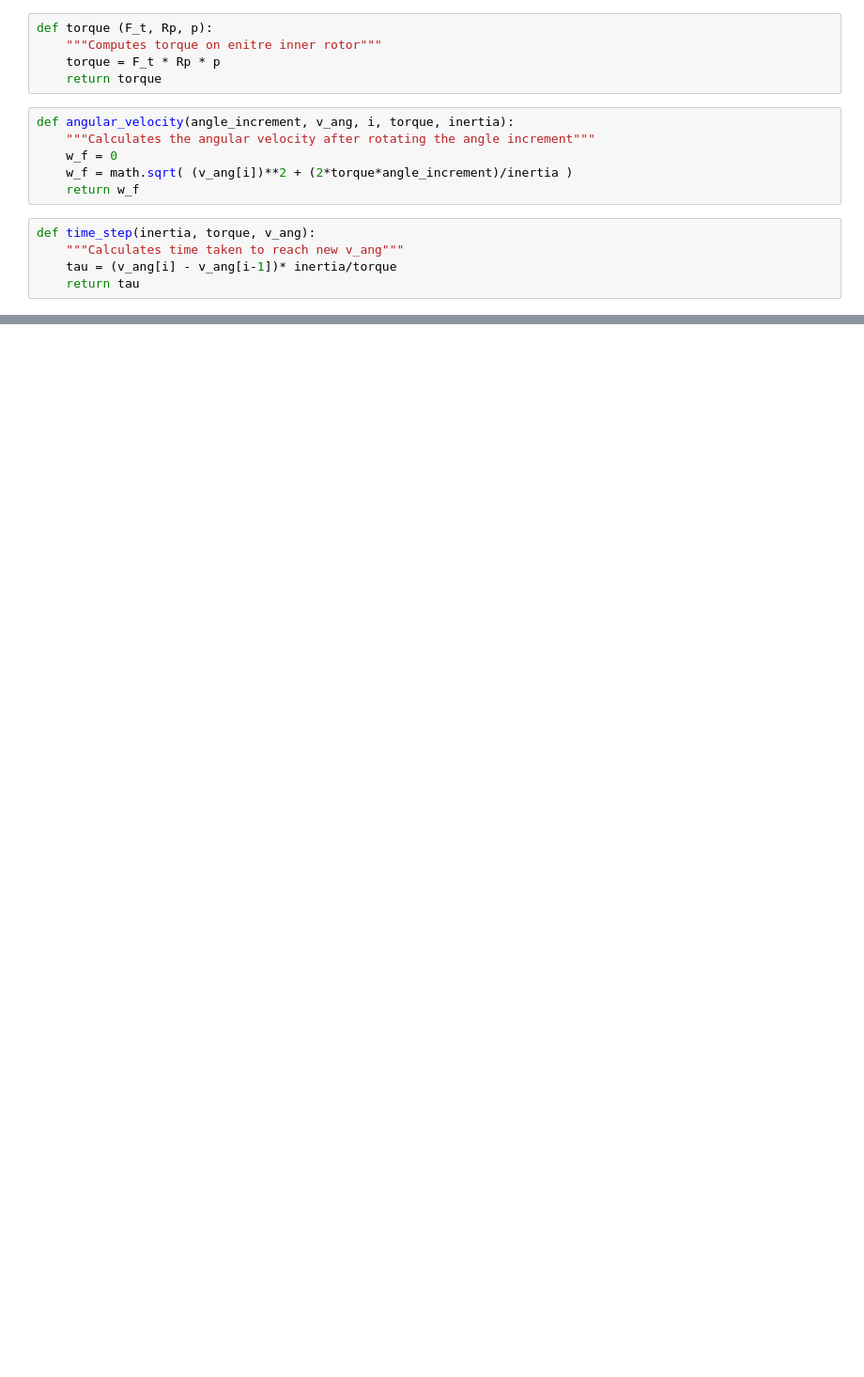
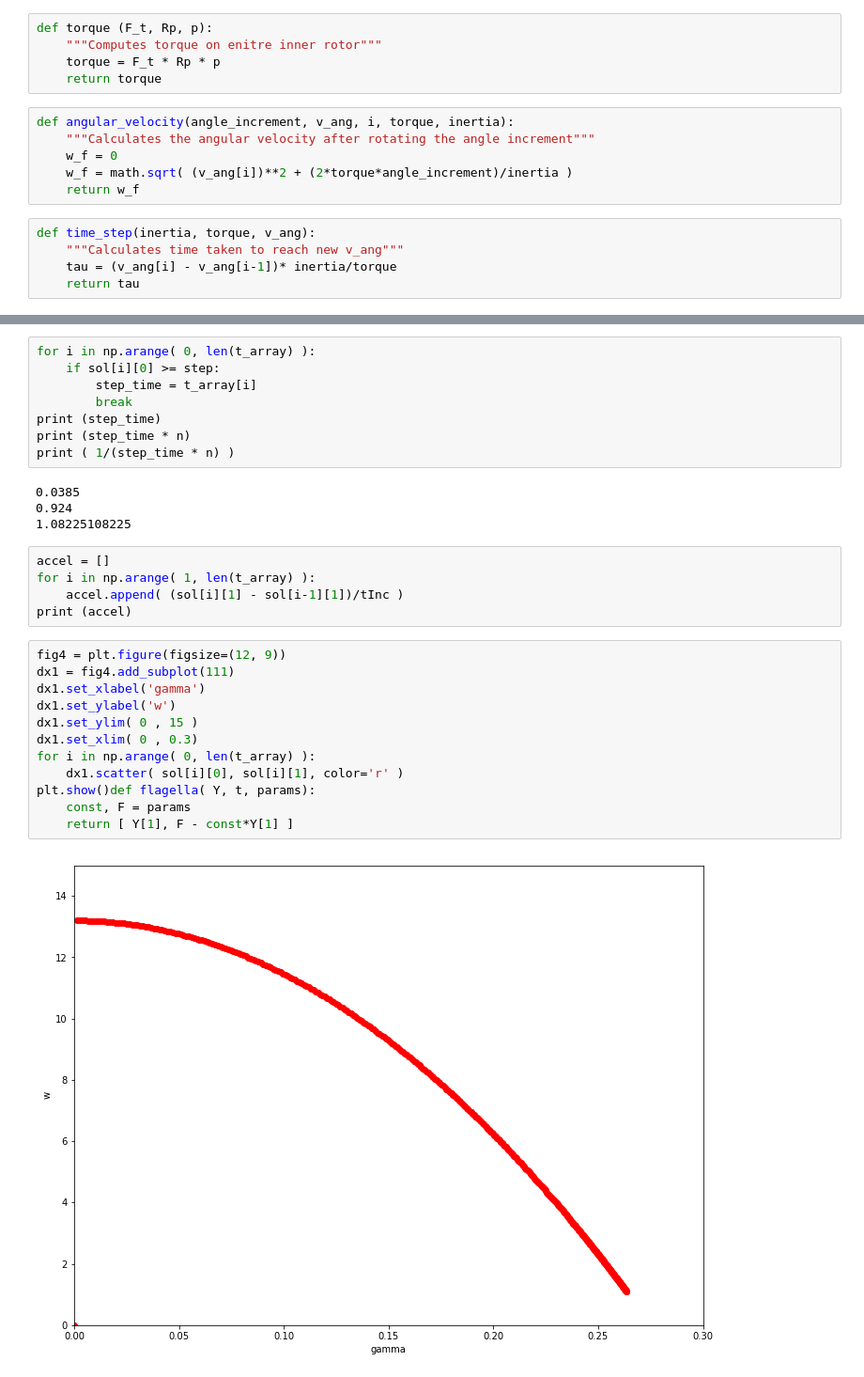
Before and after one commit to Paul-Burdekin/Nano-project, a Jupyter notebook: nanomotor.ipynb, the cells around one changed output, grey strips where cells are left out. Shown at 94% size. Cells and saved outputs as stored; diff of their text form; blank space fills up the shorter version.

```diff
--- a/nanomotor.ipynb
+++ b/nanomotor.ipynb
@@ -263,0 +270,31 @@ plt.show()
+# %%
+for i in np.arange( 0, len(t_array) ):
+    if sol[i][0] >= step:
+        step_time = t_array[i]
+        break
+print (step_time)
+print (step_time * n)
+print ( 1/(step_time * n) )
+# %% [output]
+0.0385
+0.924
+1.08225108225
+# %%
+accel = []
+for i in np.arange( 1, len(t_array) ):
+    accel.append( (sol[i][1] - sol[i-1][1])/tInc )
+print (accel)
+# %%
+fig4 = plt.figure(figsize=(12, 9))
+dx1 = fig4.add_subplot(111)
+dx1.set_xlabel('gamma')
+dx1.set_ylabel('w')
+dx1.set_ylim( 0 , 15 )
+dx1.set_xlim( 0 , 0.3)
+for i in np.arange( 0, len(t_array) ):
+    dx1.scatter( sol[i][0], sol[i][1], color='r' )
+plt.show()def flagella( Y, t, params):
+    const, F = params
+    return [ Y[1], F - const*Y[1] ]
+# %% [output]
+[figure, added]
```
Also changed, not shown: parts of 17 cells of this notebook.
